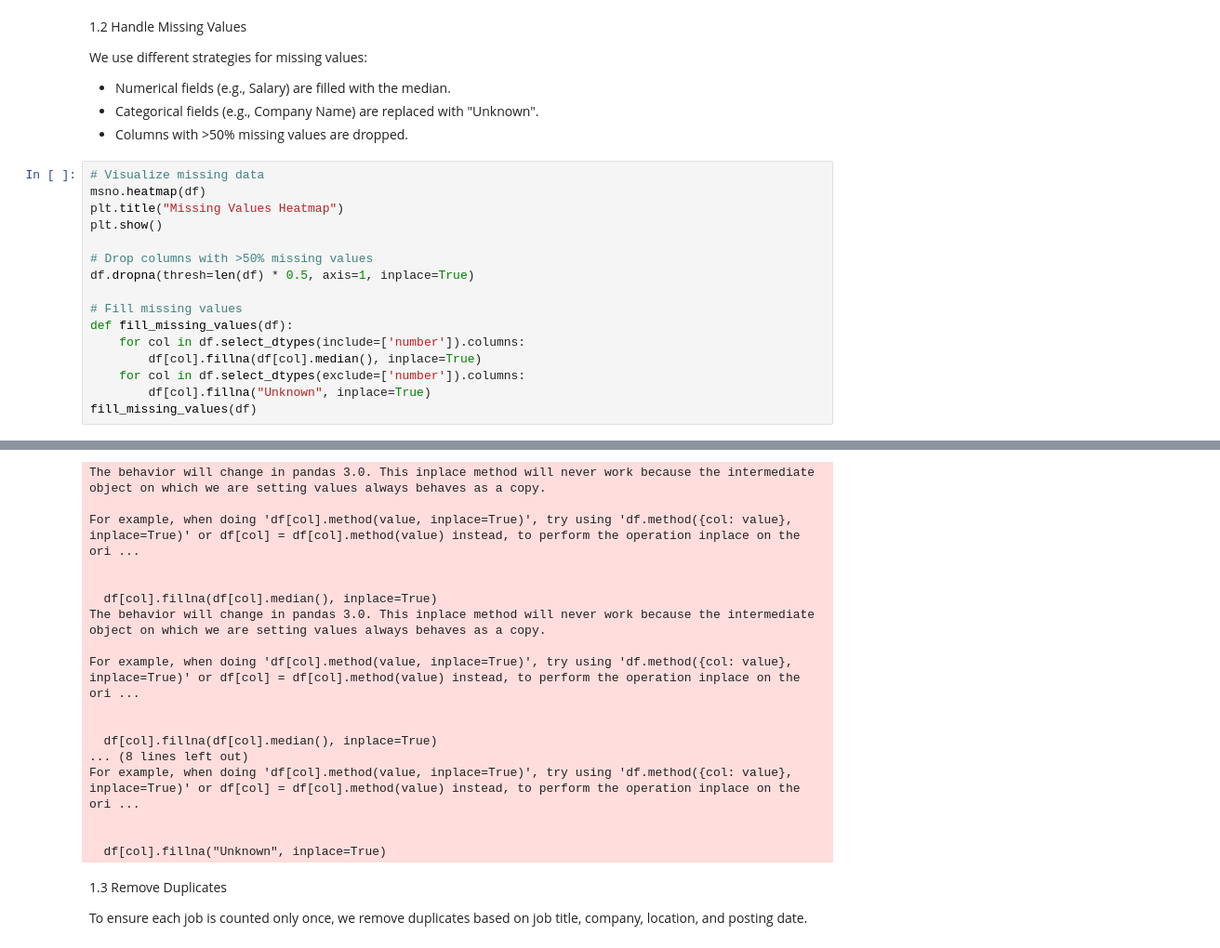
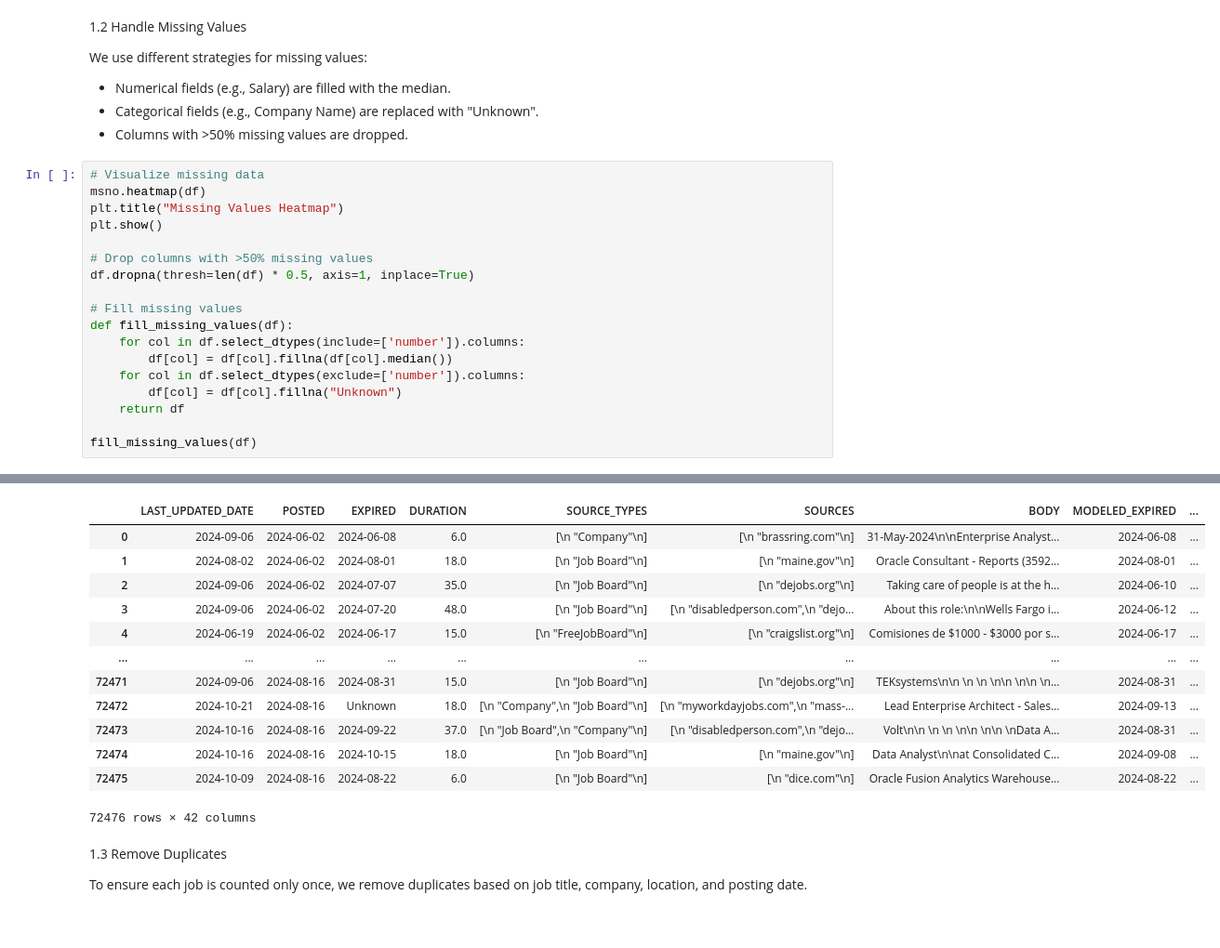
Before and after one commit to CYXNBNBNB/ad688-employability-sp25A1-group6, a Jupyter notebook: test.ipynb, the cells around one changed output, grey strips where cells are left out. Shown at 93% size. Saved outputs shown, nothing was run; the diff lists cells and outputs as text.

```diff
--- a/test.ipynb
+++ b/test.ipynb
@@ -62,38 +62,36 @@ df.drop(columns=columns_to_drop, inplace=True)
 # %%
 # Visualize missing data
 msno.heatmap(df)
 plt.title("Missing Values Heatmap")
 plt.show()
 
 # Drop columns with >50% missing values
 df.dropna(thresh=len(df) * 0.5, axis=1, inplace=True)
 
 # Fill missing values
 def fill_missing_values(df):
     for col in df.select_dtypes(include=['number']).columns:
-        df[col].fillna(df[col].median(), inplace=True)
+        df[col] = df[col].fillna(df[col].median())
     for col in df.select_dtypes(exclude=['number']).columns:
-        df[col].fillna("Unknown", inplace=True)
+        df[col] = df[col].fillna("Unknown")
+    return df
+
 fill_missing_values(df)
 # %% [output]
 [figure]
+|  | LAST_UPDATED_DATE | POSTED | EXPIRED | DURATION | SOURCE_TYPES | SOURCES | BODY | MODELED_EXPIRED | ... |
+| 0 | 2024-09-06 | 2024-06-02 | 2024-06-08 | 6.0 | [\n "Company"\n] | [\n "brassring.com"\n] | 31-May-2024\n\nEnterprise Analyst... | 2024-06-08 | ... |
+| 1 | 2024-08-02 | 2024-06-02 | 2024-08-01 | 18.0 | [\n "Job Board"\n] | [\n "maine.gov"\n] | Oracle Consultant - Reports (3592... | 2024-08-01 | ... |
+| 2 | 2024-09-06 | 2024-06-02 | 2024-07-07 | 35.0 | [\n "Job Board"\n] | [\n "dejobs.org"\n] | Taking care of people is at the h... | 2024-06-10 | ... |
+| 3 | 2024-09-06 | 2024-06-02 | 2024-07-20 | 48.0 | [\n "Job Board"\n] | [\n "disabledperson.com",\n "dejo... | About this role:\n\nWells Fargo i... | 2024-06-12 | ... |
+| 4 | 2024-06-19 | 2024-06-02 | 2024-06-17 | 15.0 | [\n "FreeJobBoard"\n] | [\n "craigslist.org"\n] | Comisiones de $1000 - $3000 por s... | 2024-06-17 | ... |
+| ... | ... | ... | ... | ... | ... | ... | ... | ... | ... |
+| 72471 | 2024-09-06 | 2024-08-16 | 2024-08-31 | 15.0 | [\n "Job Board"\n] | [\n "dejobs.org"\n] | TEKsystems\n\n \n \n \n\n \n\n \n... | 2024-08-31 | ... |
+| 72472 | 2024-10-21 | 2024-08-16 | Unknown | 18.0 | [\n "Company",\n "Job Board"\n] | [\n "myworkdayjobs.com",\n "mass-... | Lead Enterprise Architect - Sales... | 2024-09-13 | ... |
+| 72473 | 2024-10-16 | 2024-08-16 | 2024-09-22 | 37.0 | [\n "Job Board",\n "Company"\n] | [\n "disabledperson.com",\n "dejo... | Volt\n\n \n \n \n\n \n\n \nData A... | 2024-08-31 | ... |
+| 72474 | 2024-10-16 | 2024-08-16 | 2024-10-15 | 18.0 | [\n "Job Board"\n] | [\n "maine.gov"\n] | Data Analyst\n\nat Consolidated C... | 2024-09-08 | ... |
+| 72475 | 2024-10-09 | 2024-08-16 | 2024-08-22 | 6.0 | [\n "Job Board"\n] | [\n "dice.com"\n] | Oracle Fusion Analytics Warehouse... | 2024-08-22 | ... |
-The behavior will change in pandas 3.0. This inplace method will never work because the intermediate object on which we are setting values always behaves as a copy.
-
-For example, when doing 'df[col].method(value, inplace=True)', try using 'df.method({col: value}, inplace=True)' or df[col] = df[col].method(value) instead, to perform the operation inplace on the ori ...
-
-
-  df[col].fillna(df[col].median(), inplace=True)
-The behavior will change in pandas 3.0. This inplace method will never work because the intermediate object on which we are setting values always behaves as a copy.
-
-For example, when doing 'df[col].method(value, inplace=True)', try using 'df.method({col: value}, inplace=True)' or df[col] = df[col].method(value) instead, to perform the operation inplace on the ori ...
-
-
-  df[col].fillna(df[col].median(), inplace=True)
-... (8 lines left out)
-For example, when doing 'df[col].method(value, inplace=True)', try using 'df.method({col: value}, inplace=True)' or df[col] = df[col].method(value) instead, to perform the operation inplace on the ori ...
-
-
-  df[col].fillna("Unknown", inplace=True)
+72476 rows × 42 columns
 # %% [markdown]
 1.3 Remove Duplicates
 
```
Also changed, not shown: 4 other files.
